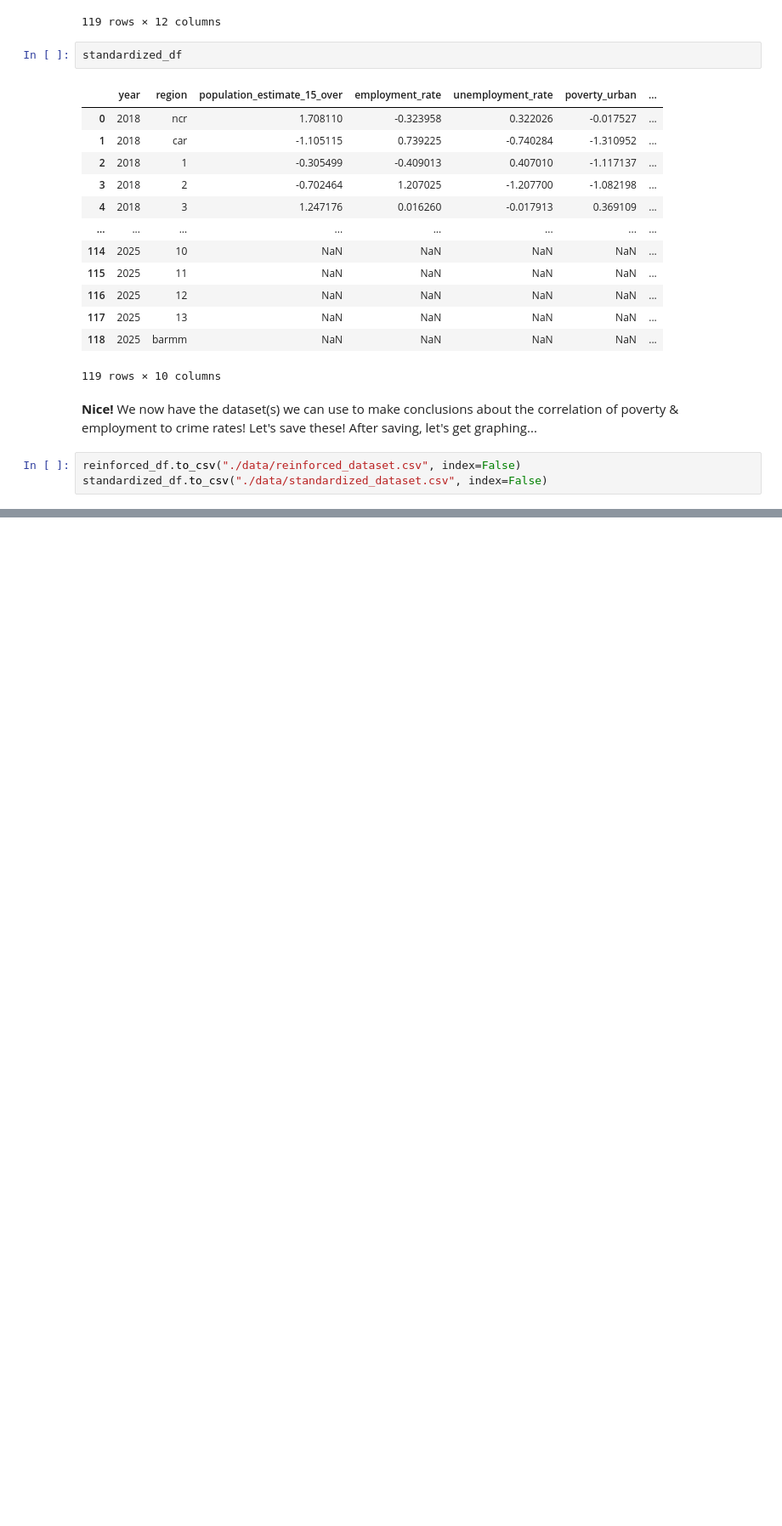
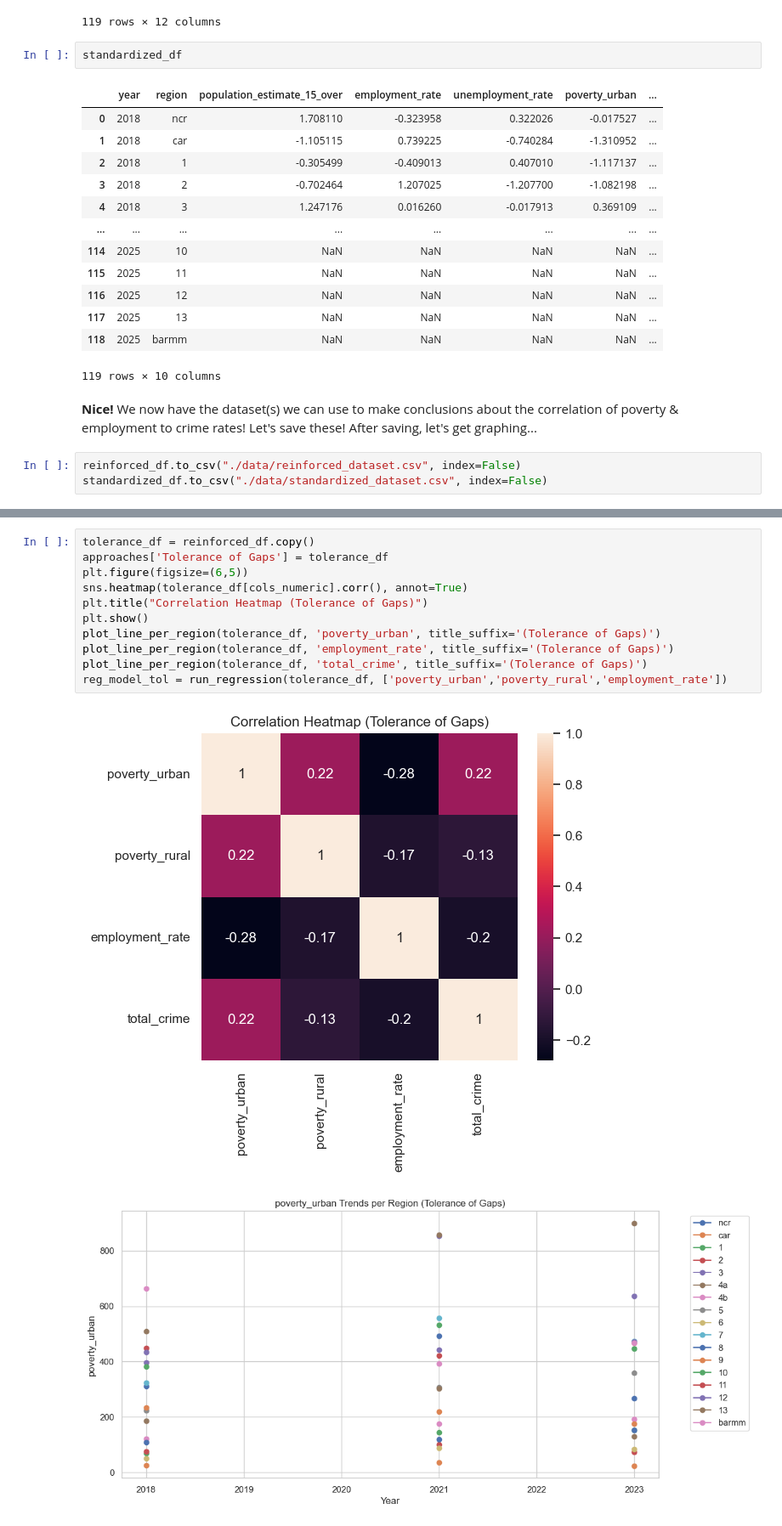
Before and after one commit to RpnAndri/crime-analysis, a Jupyter notebook: EDA.ipynb, the cells around one changed output, grey strips where cells are left out. Shown at 85% size. Drawn from its saved outputs; the diff is of its cells as text; blank space fills up the shorter version.

```diff
--- a/EDA.ipynb
+++ b/EDA.ipynb
@@ -406,0 +492,14 @@ standardized_df.to_csv("./data/standardized_dataset.csv", index=False)
+# %%
+tolerance_df = reinforced_df.copy()
+approaches['Tolerance of Gaps'] = tolerance_df
+plt.figure(figsize=(6,5))
+sns.heatmap(tolerance_df[cols_numeric].corr(), annot=True)
+plt.title("Correlation Heatmap (Tolerance of Gaps)")
+plt.show()
+plot_line_per_region(tolerance_df, 'poverty_urban', title_suffix='(Tolerance of Gaps)')
+plot_line_per_region(tolerance_df, 'employment_rate', title_suffix='(Tolerance of Gaps)')
+plot_line_per_region(tolerance_df, 'total_crime', title_suffix='(Tolerance of Gaps)')
+reg_model_tol = run_regression(tolerance_df, ['poverty_urban','poverty_rural','employment_rate'])
+# %% [output]
+[figure, added]
+[figure, added]
```
Also changed, not shown: parts of 13 cells of this notebook, 1 other file.
